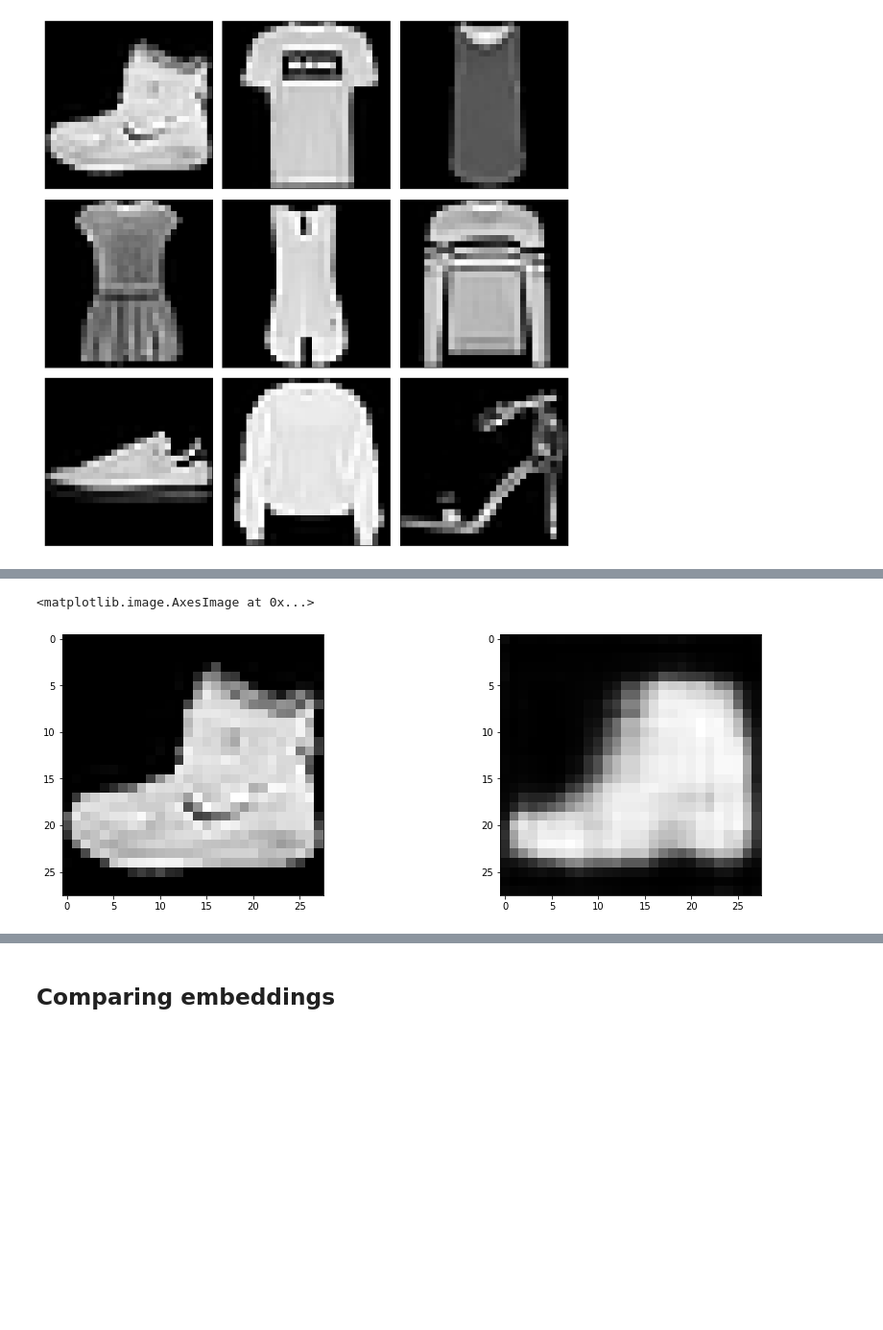
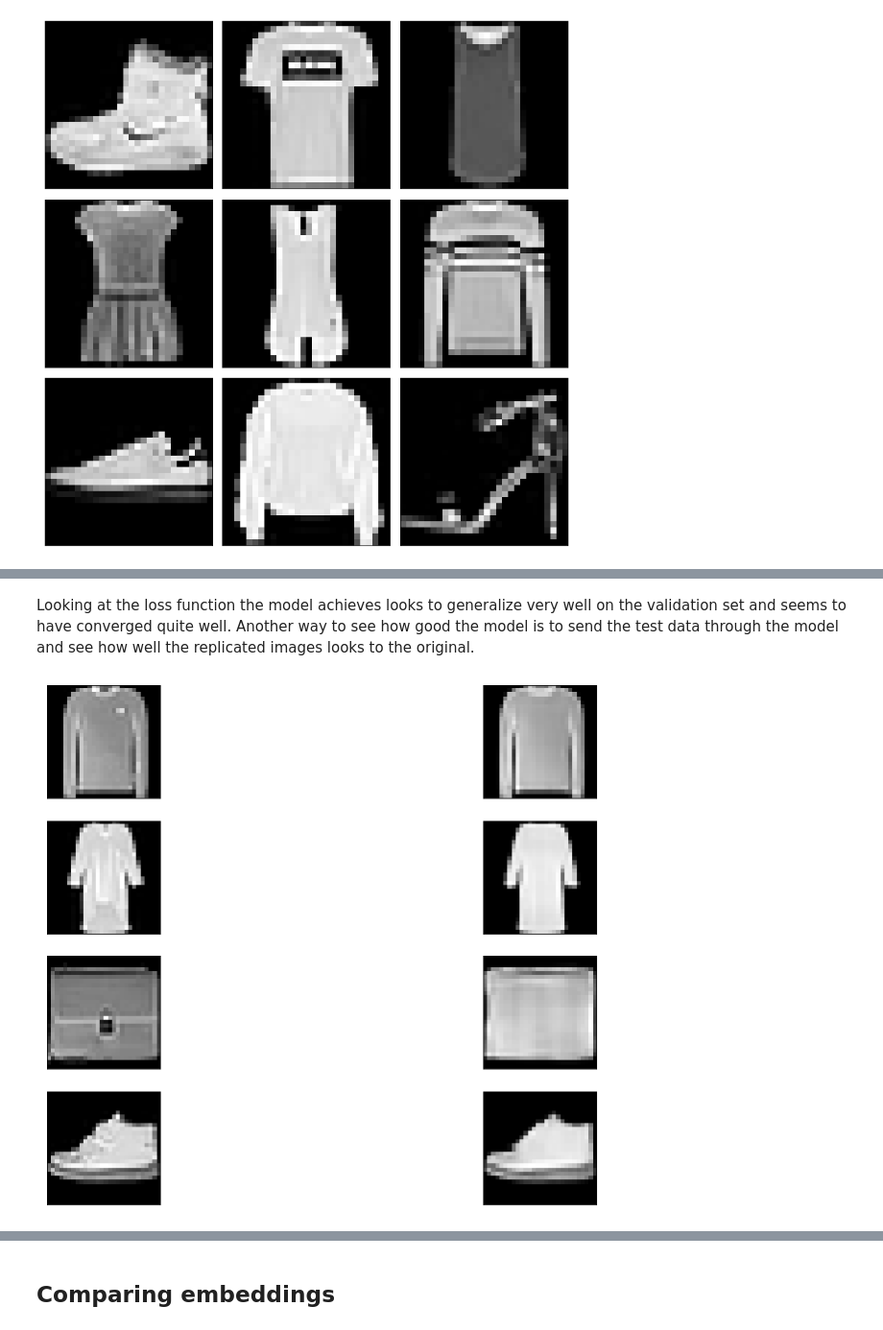
Before and after one commit to Trewitz/Porfolio, a Jupyter notebook: Convolutional Autoencoder for embedding/Cae_fashion_mnist.ipynb, the cells around one changed output, grey strips where cells are left out. Shown at 96% size. Drawn from its saved outputs; the diff is of its cells as text; code cells hidden in the pictures; blank space fills up the shorter version.

```diff
--- a/Convolutional Autoencoder for embedding/Cae_fashion_mnist.ipynb
+++ b/Convolutional Autoencoder for embedding/Cae_fashion_mnist.ipynb
@@ -419,7 +356,21 @@ output = cae_model.predict((x_train/255).reshape(x_train.shape[0], x_train.shape
-# %%
-fig, ax = plt.subplots(nrows=1, ncols=2, figsize=(15,5))
-ax[0].imshow(x_train[0]/255, cmap='gray')
-ax[1].imshow(output[0,:,:,0], cmap='gray')
-# %% [output]
-<matplotlib.image.AxesImage at 0x...>
-[figure, removed]
+# %% [markdown]
+Looking at the loss function the model achieves looks to generalize very well on the validation set and seems to have converged quite well. Another way to see how good the model is to send the test data through the model and see how well the replicated images looks to the original.
+# %%
+output = cae_model.predict(x_test.reshape(x_test.shape[0], x_test.shape[1], x_test.shape[2], 1), batch_size=128)
+
+fig, ax = plt.subplots(nrows=4, ncols=2, figsize=(15,10))
+cnt = 0
+random_images = np.random.randint(10000, size=4)
+
+for i in range(4):
+    ax[i][0].imshow(x_test[random_images[cnt]], cmap='gray')
+    ax[i][0].get_xaxis().set_visible(False)
+    ax[i][0].get_yaxis().set_visible(False)
+
+    ax[i][1].imshow(output[random_images[cnt],:,:,0], cmap='gray')
+    ax[i][1].get_xaxis().set_visible(False)
+    ax[i][1].get_yaxis().set_visible(False)
+
+    cnt += 1
+# %% [output]
+[figure, added]
```
Also changed, not shown: parts of 50 cells of this notebook, 3 other files.
